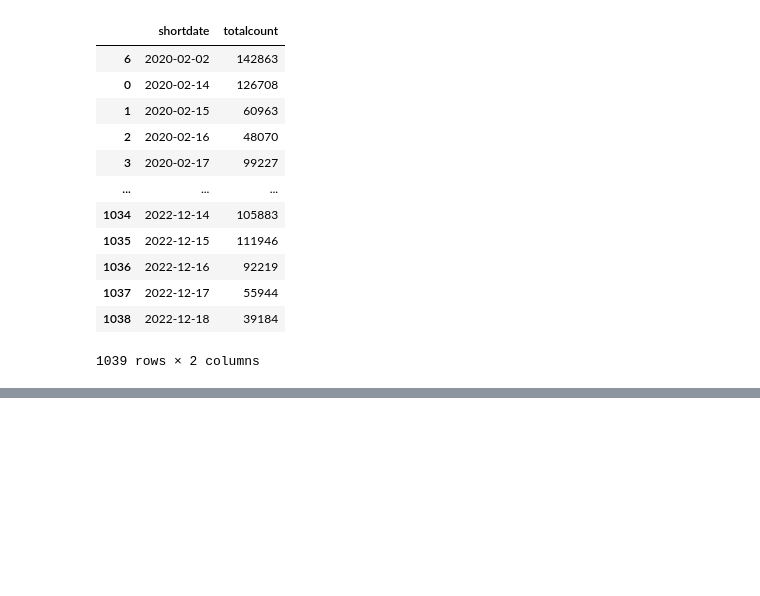
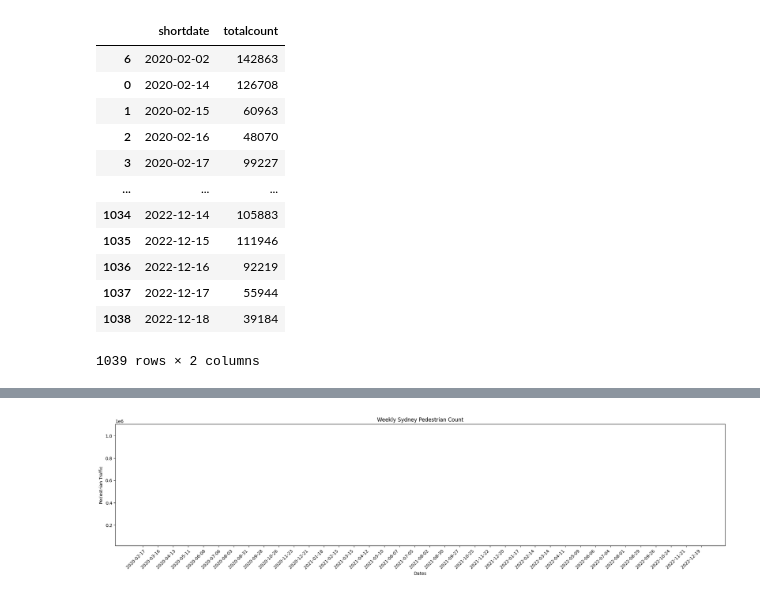
Before and after one commit to Gsirron/DataScience-sydney-pedestrians, a Jupyter notebook: Covid_activity.ipynb, the cells around one changed output, grey strips where cells are left out. Saved outputs shown, nothing was run; the diff lists cells and outputs as text; code cells hidden in the pictures; blank space fills up the shorter version.

```diff
--- a/Covid_activity.ipynb
+++ b/Covid_activity.ipynb
@@ -162,0 +196,36 @@ plt.show()
+# %%
+# Now that looks better, we can see how much the lockdown has had effect on the pedestrian count
+# how about we animate it
+def init():
+	del xs[:]
+	del ys[:]
+	line.set_data(xs, ys)
+	return line,
+
+fig = plt.figure(figsize=(25,7))
+ax = fig.add_subplot(1,1,1)
+
+plt.xticks(rotation=45, ha="right", rotation_mode="anchor") #rotate the x-axis values
+# set the titles
+ax.set_title('Weekly Sydney Pedestrian Count')
+ax.set_ylabel('Pedestrian Traffic')
+ax.set_xlabel('Dates')
+ax.set_xticks(weekly_group_df.shortdate[::4])
+ax.xaxis.set_major_formatter(mdates.DateFormatter("%Y-%m-%d"))
+ax.xaxis.set_minor_formatter(mdates.DateFormatter("%Y-%m-%d"))
+line, = ax.plot([], [], lw=2)
+# empty lists for the animation
+xs,ys = [],[]
+
+def run(i):
+	xs.append(weekly_group_df.shortdate.iloc[i])
+	ys.append(weekly_group_df.totalcount.iloc[i])
+	line.set_data(xs, ys)
+	ax.relim()
+	ax.autoscale()
+	return line,
+
+animate = ani.FuncAnimation(fig, run, interval=100, frames = 148,init_func = init)
+animate.save("Weekly Sydney Pedestrian Count.gif", dpi=300, writer=PillowWriter(fps=25))
+# %% [output]
+[figure, added]
```
Also changed, not shown: parts of 14 cells of this notebook.
